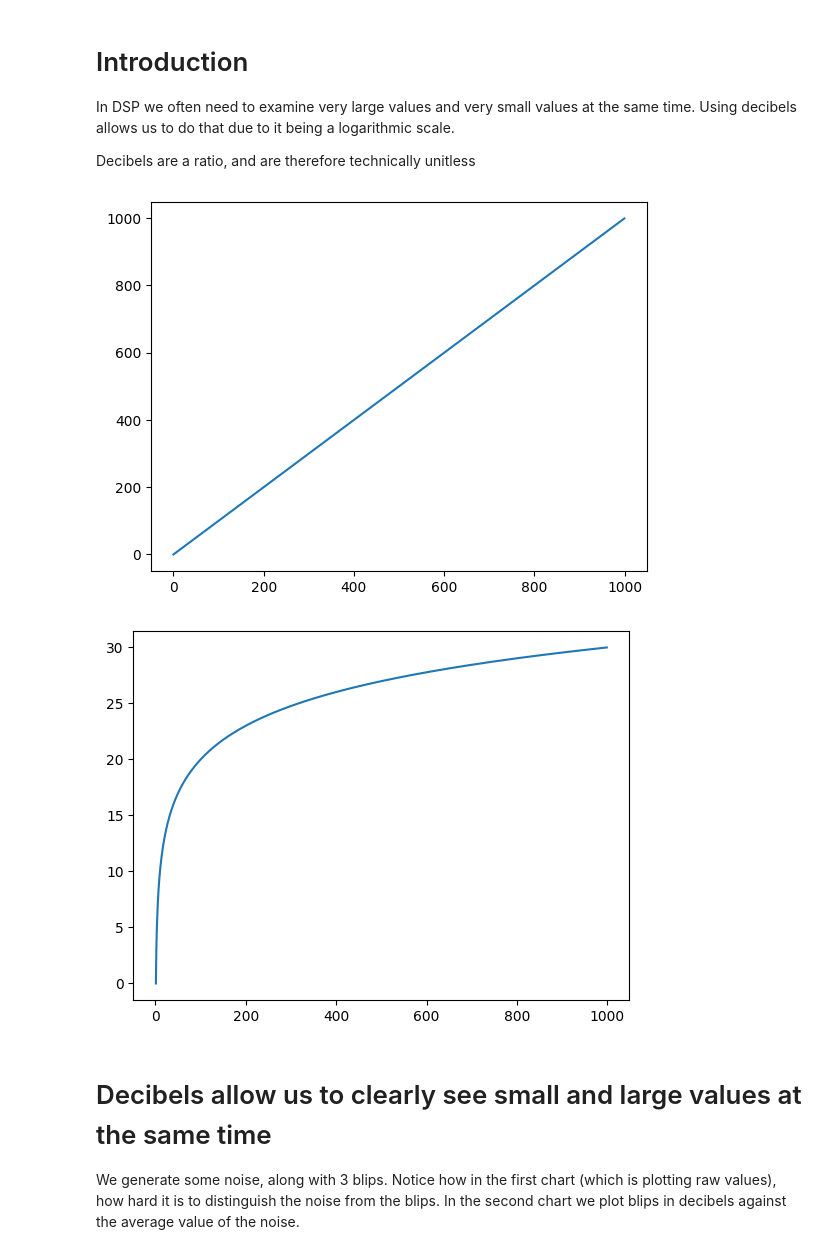
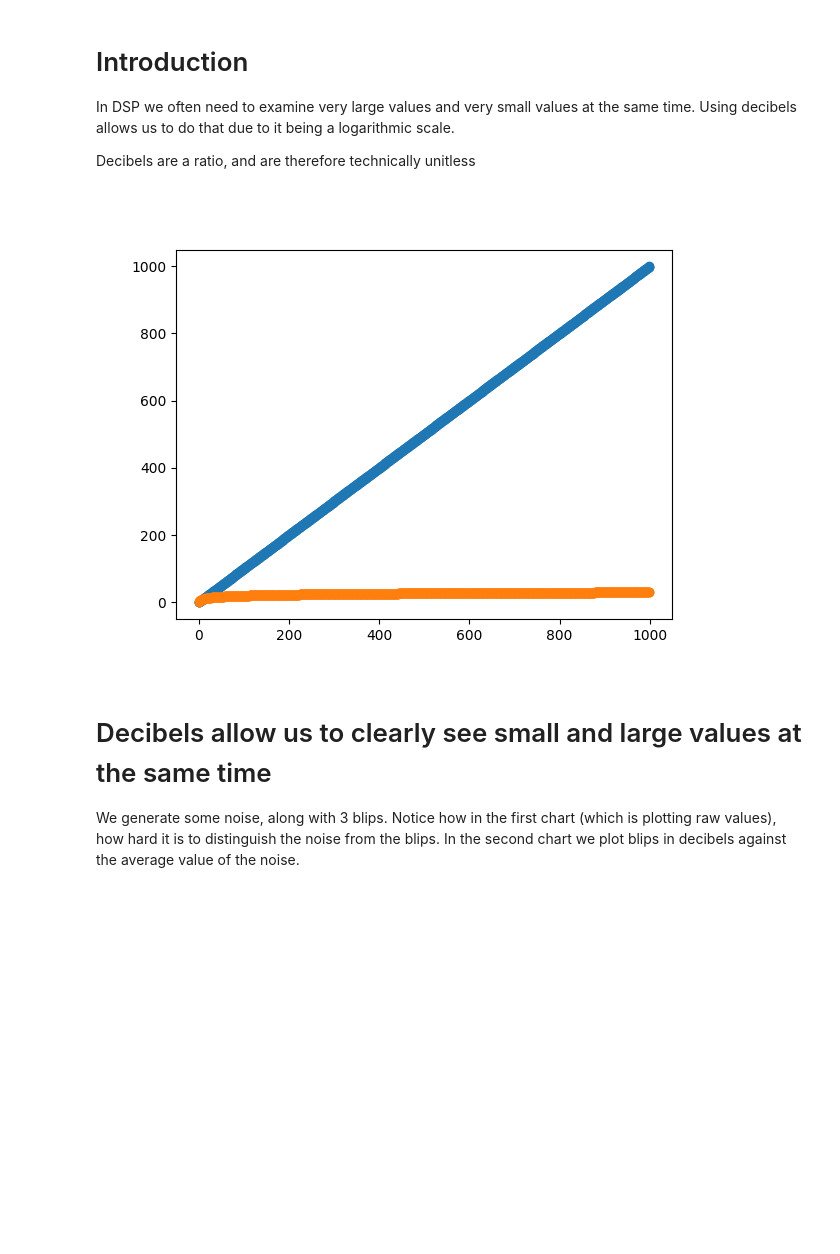
Before and after one commit to stevester94/notebooks, a Jupyter notebook: decibels-and-noise.ipynb, the cells around one changed output. Saved outputs shown, nothing was run; the diff lists cells and outputs as text; code cells hidden in the pictures; blank space fills up the shorter version.

```diff
--- a/decibels-and-noise.ipynb
+++ b/decibels-and-noise.ipynb
@@ -28,17 +29,15 @@ X = np.asarray([1,3,10,20,30,25,40,100,1000])
 X = np.arange(0,1000)
 REFERENCE = 1
 # %%
+fig, ax_0 = plt.subplots()
+
 y_ratio = X/REFERENCE
 y_decibels = 10*np.log10(X/REFERENCE)
 
-plt.plot(X, y_ratio)
-plt.show()
-
-plt.plot(X, y_decibels)
-plt.show()
+ax_0.scatter(X, y_ratio)
+ax_0.scatter(X, y_decibels);
 # %% [output]
-[figure, old version]
+[figure, new version]
-[figure, removed]
 # %% [markdown]
 # Decibels allow us to clearly see small and large values at the same time
 We generate some noise, along with 3 blips. Notice how in the first chart (which is plotting raw values), how hard it is to distinguish the noise from the blips.
```
Also changed, not shown: parts of 12 cells of this notebook, 9 other files.
